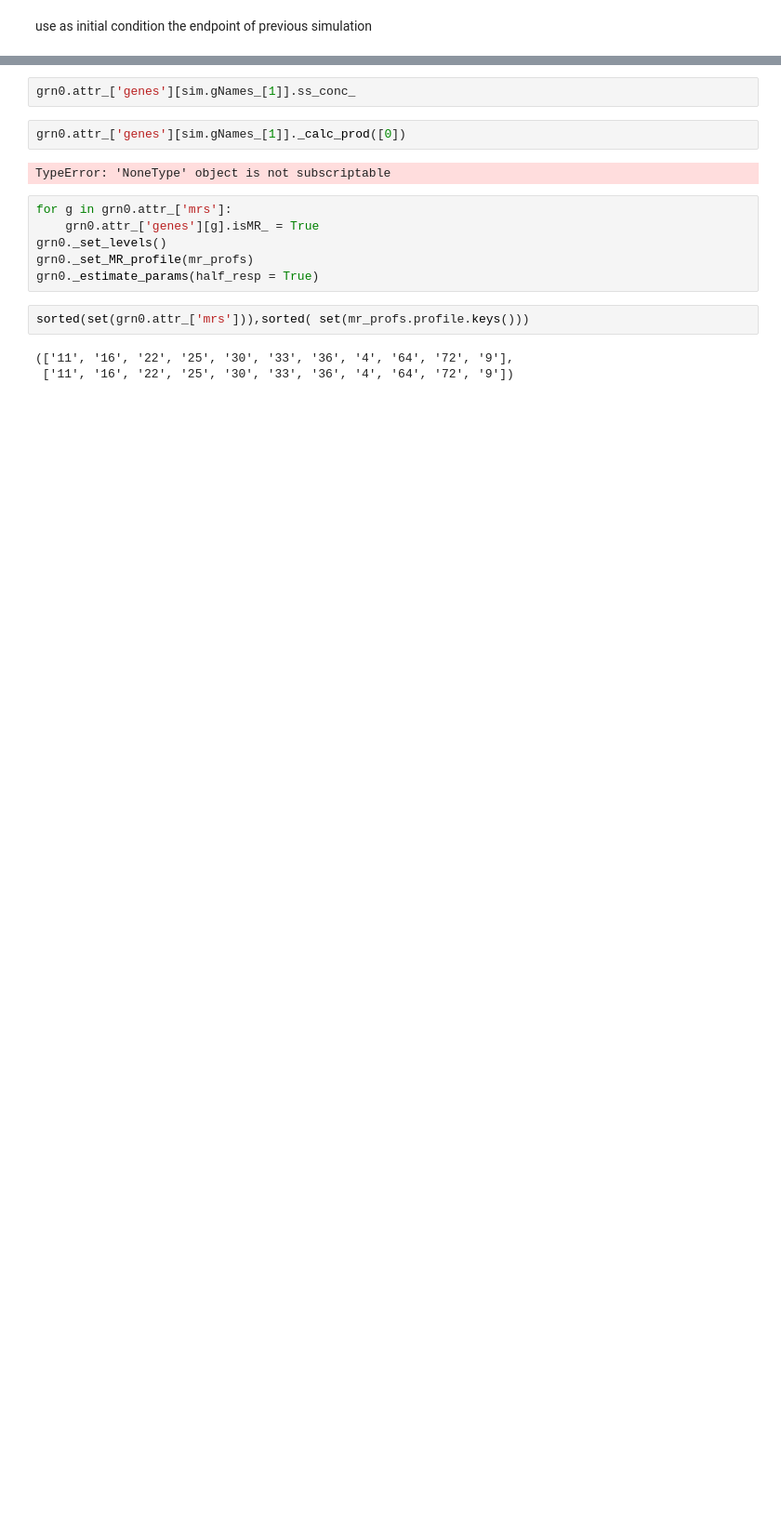
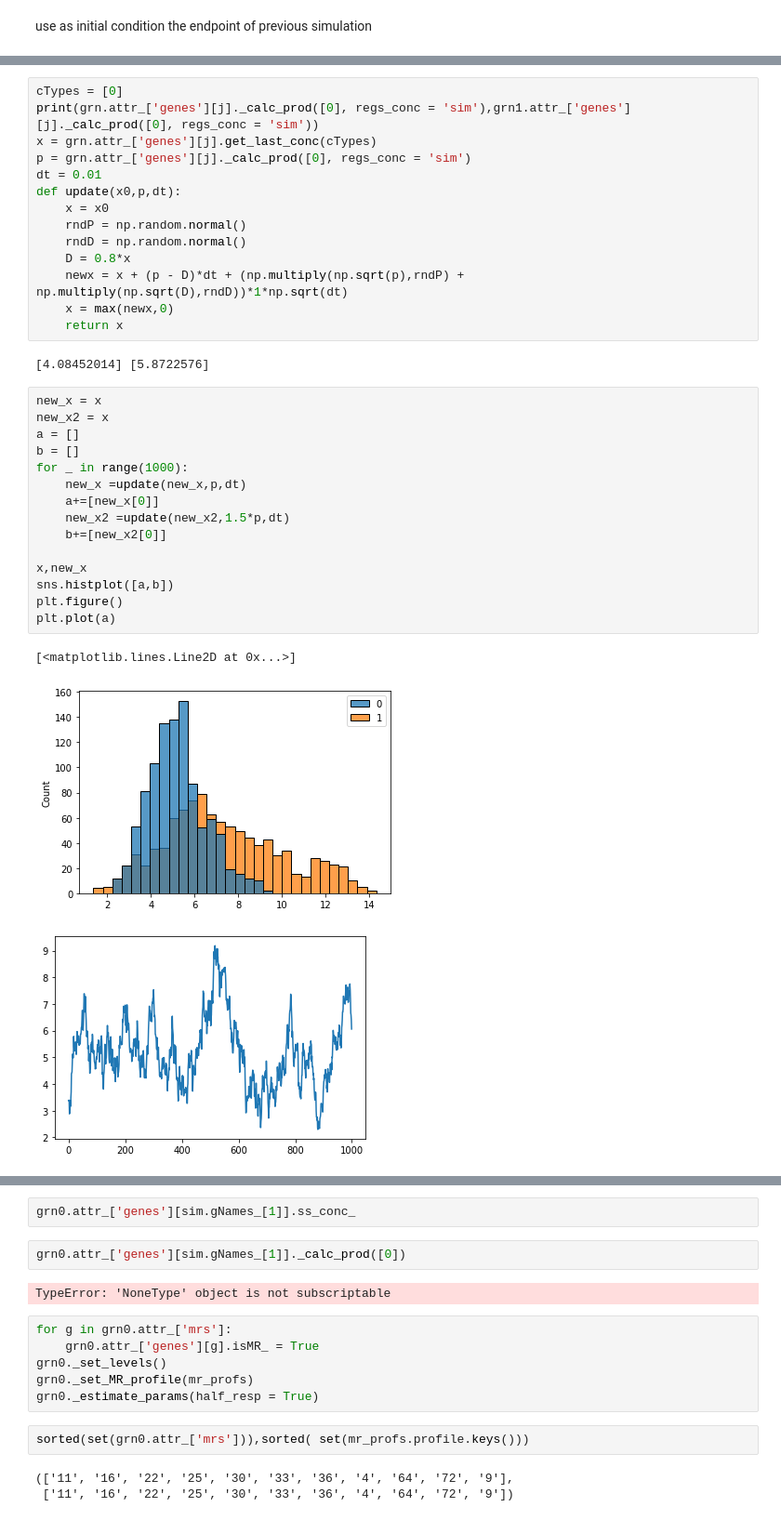
Before and after one commit to PayamDiba/SERGIO, a Jupyter notebook: initial_condition.ipynb, the cells around one changed output, grey strips where cells are left out. Shown at 93% size. Drawn from its saved outputs; the diff is of its cells as text; blank space fills up the shorter version.

```diff
--- a/initial_condition.ipynb
+++ b/initial_condition.ipynb
@@ -98 +165,36 @@ grn.attr_['genes'][target_gene].ss_conc_,grn1.attr_['genes'][target_gene].ss_con
+# %%
+cTypes = [0]
+print(grn.attr_['genes'][j]._calc_prod([0], regs_conc = 'sim'),grn1.attr_['genes'][j]._calc_prod([0], regs_conc = 'sim'))
+x = grn.attr_['genes'][j].get_last_conc(cTypes)
+p = grn.attr_['genes'][j]._calc_prod([0], regs_conc = 'sim')
+dt = 0.01
+def update(x0,p,dt):
+    x = x0
+    rndP = np.random.normal()
+    rndD = np.random.normal()
+    D = 0.8*x
+    newx = x + (p - D)*dt + (np.multiply(np.sqrt(p),rndP) + np.multiply(np.sqrt(D),rndD))*1*np.sqrt(dt)
+    x = max(newx,0)
+    return x
+# %% [output]
+[4.08452014] [5.8722576]
+# %%
+new_x = x
+new_x2 = x
+a = []
+b = []
+for _ in range(1000):
+    new_x =update(new_x,p,dt)
+    a+=[new_x[0]]
+    new_x2 =update(new_x2,1.5*p,dt)
+    b+=[new_x2[0]]
+
+x,new_x
+sns.histplot([a,b])
+plt.figure()
+plt.plot(a)
+# %% [output]
+[<matplotlib.lines.Line2D at 0x...>]
+[figure, added]
+[figure, added]
 # %%
```
Also changed, not shown: parts of 15 cells of this notebook, 2 other files.
